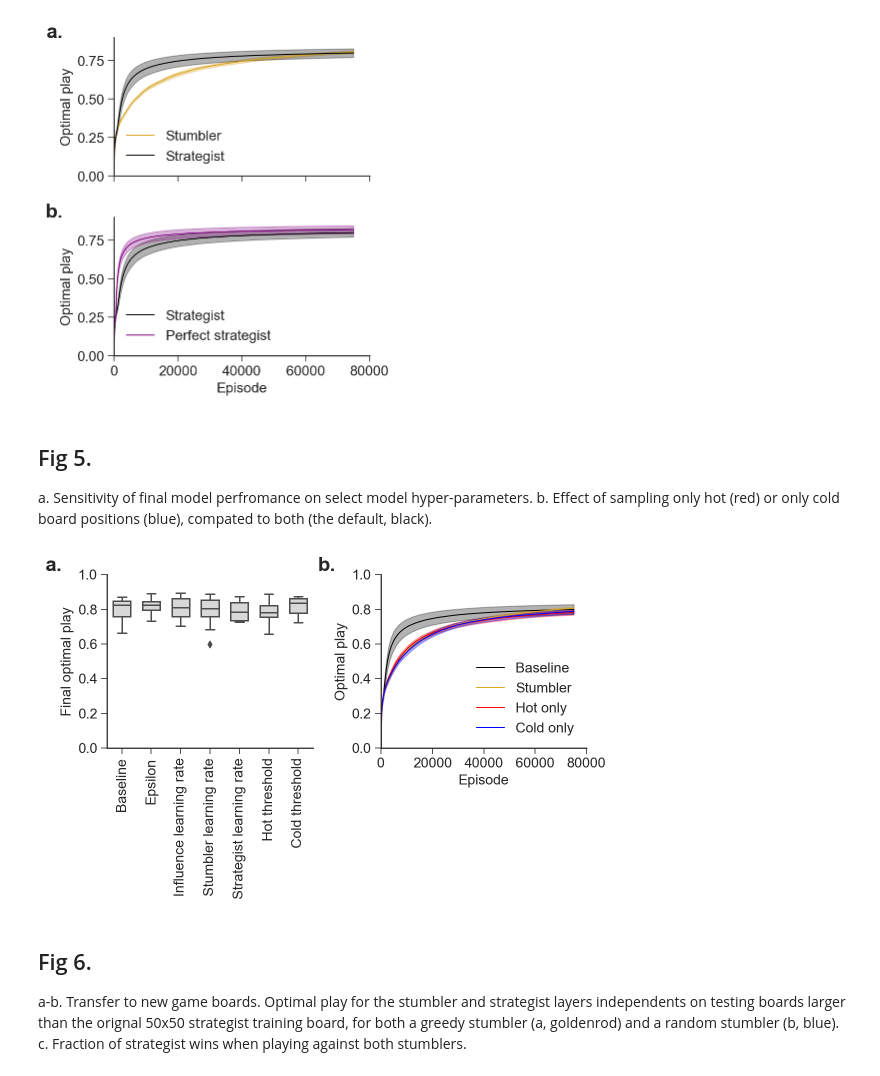
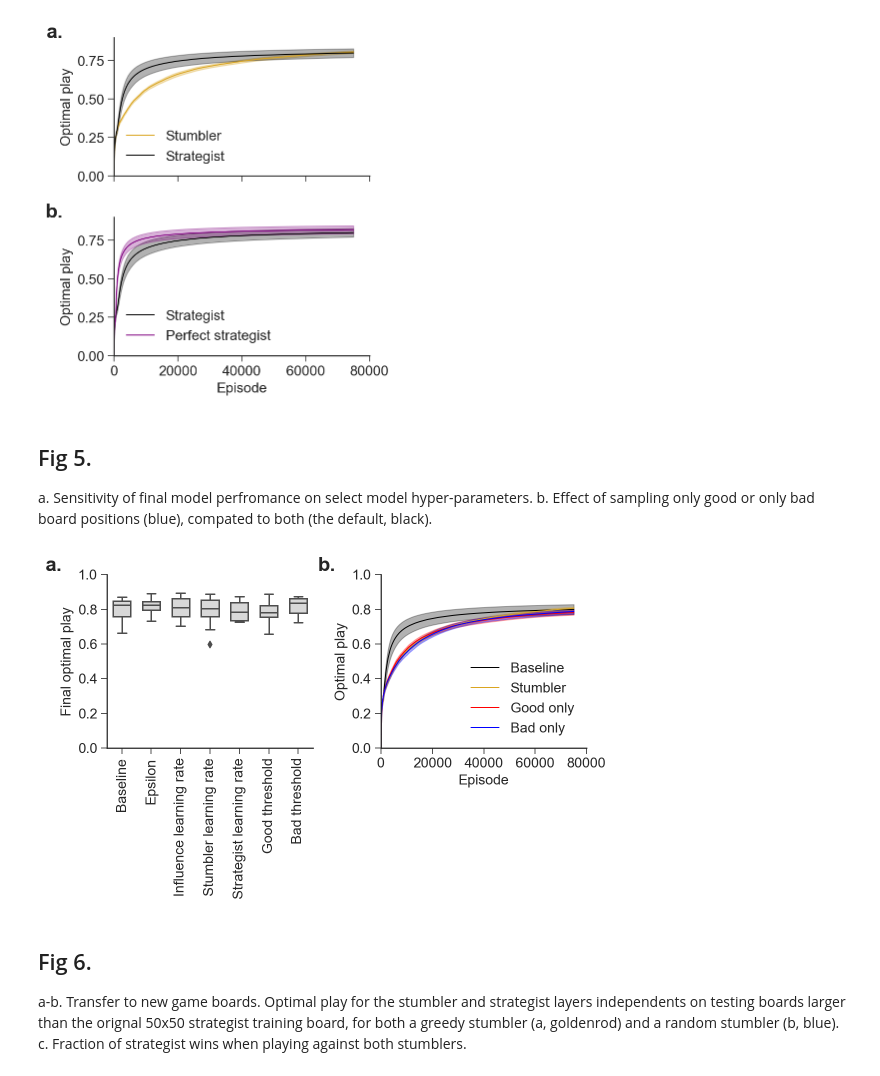
Before and after one commit to CoAxLab/azad, a Jupyter notebook: notebooks/figures.ipynb, the cells around one changed output. Cells and saved outputs as stored; diff of their text form; code cells hidden in the pictures.

Commit message:
In all Figs change hot/cold to good bad to match paper text

```diff
--- a/notebooks/figures.ipynb
+++ b/notebooks/figures.ipynb
@@ -151,6 +151,15 @@ params = [
     "Hot threshold",
     "Cold threshold",
 ]
+rename_params = [
+    "Baseline",
+    "Epsilon",
+    "Influence learning rate",
+    "Stumbler learning rate",
+    "Strategist learning rate",
+    "Good threshold",
+    "Bad threshold",
+]
 
 exp_30_35 = {
     "run_code" : [],
@@ -158,13 +167,13 @@ exp_30_35 = {
     "max_score" : [],
     "mean_score" : [],
     "median_score" : []}
-for param, exp in zip(params, exps):
+for param, rename, exp in zip(params, rename_params, exps):
     for run_code, mon in enumerate(exp):
         exp_30_35["run_code"].append(run_code)
         exp_30_35["max_score"].append(np.max(mon["score"][-100:-1]))
         exp_30_35["mean_score"].append(np.mean(mon["score"]))
         exp_30_35["median_score"].append(np.median(mon["score"]))
-        exp_30_35["param"].append(param)
+        exp_30_35["param"].append(rename)
 
 exp_30_35 = pd.DataFrame(exp_30_35)
 exp_30_35.head()
@@ -371,7 +409,7 @@ plt.savefig("figure_4.png", dpi=500, bbox_inches='tight')
 [figure]
 # %% [markdown]
 ## Fig 5.
-a. Sensitivity of final model perfromance on select model hyper-parameters. b. Effect of sampling only hot (red) or only cold board positions (blue), compated to both (the default, black).
+a. Sensitivity of final model perfromance on select model hyper-parameters. b. Effect of sampling only good or only bad board positions (blue), compated to both (the default, black).
 # %%
 # Param sensitivity
 fig, ax = plt.subplots(1, 2, figsize=(8, 5))
@@ -388,7 +426,7 @@ for patch in ax[0].artists:
 _ = ax[0].set_ylim(0, 1)
 _ = ax[0].set_xlabel("")
 _ = ax[0].set_ylabel("Final optimal play")
-_ = ax[0].set_xticklabels(ax1.get_xticklabels(), rotation=90)
+_ = ax[0].set_xticklabels(ax[0].get_xticklabels(), rotation=90)
 _ = ax[0].text(-0.22, 1.1, "a.", transform=ax[0].transAxes,
       fontsize=20, fontweight='bold', va='top', ha='right')
 
@@ -400,36 +438,36 @@ _ = ax[1].fill_between(episode_14,
                        color='black', alpha=0.3)
 _ = ax[1].plot(episode_13, exp_13_avg, color='goldenrod', alpha=1, linewidth=1, label="Stumbler")
 _ = ax[1].fill_between(episode_13,
                        exp_13_avg + 2*exp_13_sem,
                        exp_13_avg - 2*exp_13_sem,
                        color='goldenrod', alpha=0.3)
-_ = ax[1].plot(episode_15, exp_15_avg, color='red', alpha=1, linewidth=1, label="Hot only")
+_ = ax[1].plot(episode_15, exp_15_avg, color='red', alpha=1, linewidth=1, label="Good only")
 _ = ax[1].fill_between(episode_15,
                        exp_15_avg + 2*exp_15_sem,
                        exp_15_avg - 2*exp_15_sem,
                        color='red', alpha=0.3)
-_ = ax[1].plot(episode_16, exp_16_avg, color='blue', alpha=1, linewidth=1, label="Cold only")
+_ = ax[1].plot(episode_16, exp_16_avg, color='blue', alpha=1, linewidth=1, label="Bad only")
 _ = ax[1].fill_between(episode_16,
                        exp_16_avg + 2*exp_16_sem,
                        exp_16_avg - 2*exp_16_sem,
                        color='blue', alpha=0.3)
 
 _ = ax[1].legend()
 _ = ax[1].set_ylim(0, 1)
 _ = ax[1].set_xlim(0, 80000)
 _ = ax[1].set_xlabel("Episode")
 _ = ax[1].set_ylabel("Optimal play")
 _ = ax[1].text(-0.22, 1.1, "b.", transform=ax[1].transAxes,
       fontsize=20, fontweight='bold', va='top', ha='right')
 
 # Tweaks
 sns.despine()
 _ = fig.tight_layout()
 _ = fig.subplots_adjust(hspace=0.75)
 
 plt.savefig("figure_5.png", dpi=500, bbox_inches='tight')
 # %% [output]
-[figure, old version]
+[figure, new version]
 # %% [markdown]
 ## Fig 6.
 a-b. Transfer to new game boards. Optimal play for the stumbler and strategist layers independents on testing boards larger than the orignal 50x50 strategist training board, for both a greedy stumbler (a, goldenrod) and a random stumbler (b, blue). c. Fraction of strategist wins when playing against both stumblers.
```
Also changed, not shown: parts of 6 cells of this notebook, 1 other file.
